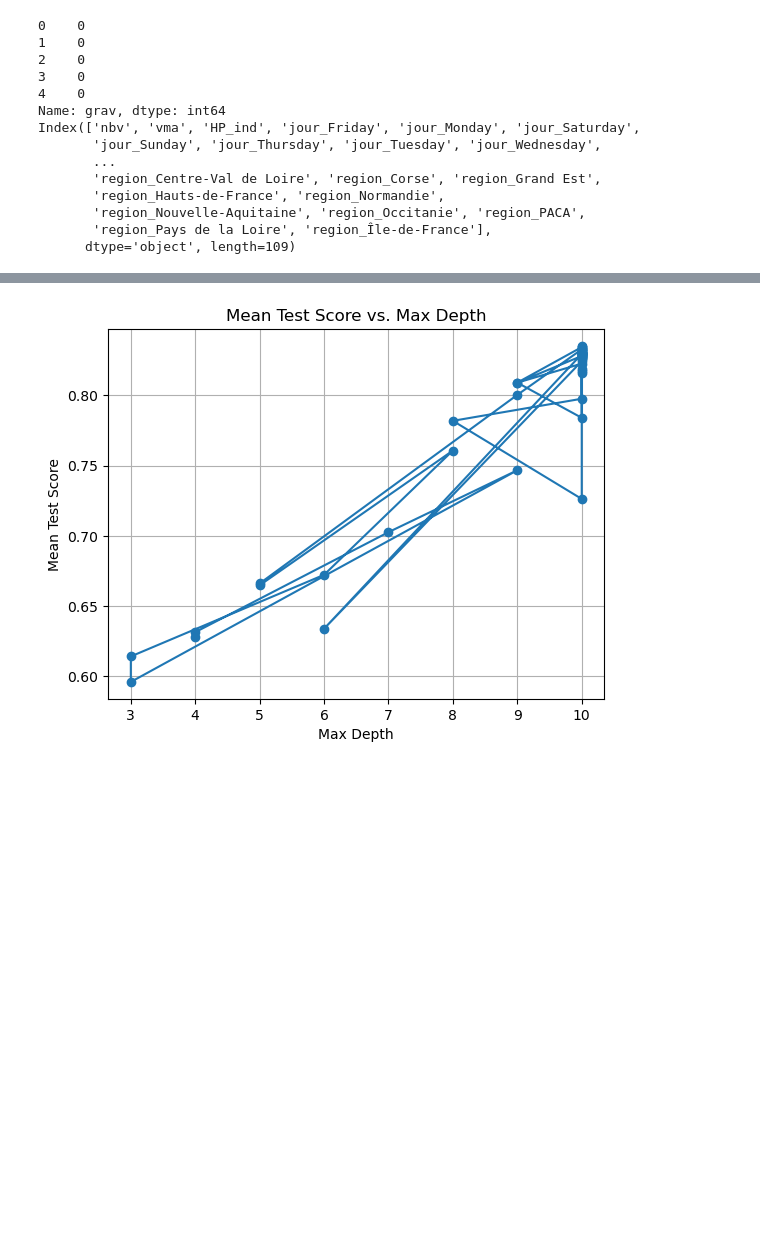
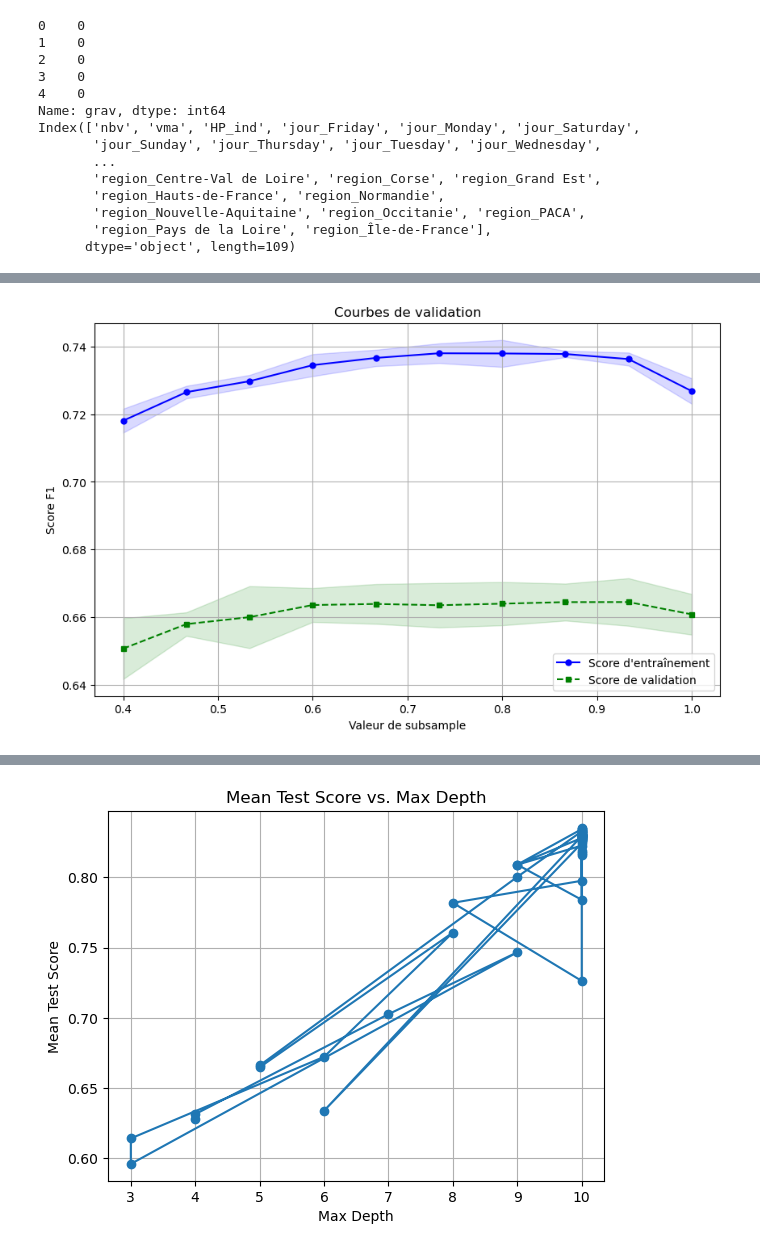
Before and after one commit to solinemignot/statapp_sujet26, a Jupyter notebook: Partie2_ML/XGBoost.ipynb, the cells around one changed output, grey strips where cells are left out. Saved outputs shown, nothing was run; the diff lists cells and outputs as text; code cells hidden in the pictures; blank space fills up the shorter version.

```diff
--- a/Partie2_ML/XGBoost.ipynb
+++ b/Partie2_ML/XGBoost.ipynb
@@ -156,0 +155,4 @@ plt.show()
+# %%
+graph(model=xgb.XGBClassifier(objective='binary:logistic', random_state=42), param_name='subsample', param_range=np.linspace(0.4,1,10))
+# %% [output]
+[figure, added]
```
Also changed, not shown: parts of 19 cells of this notebook.
